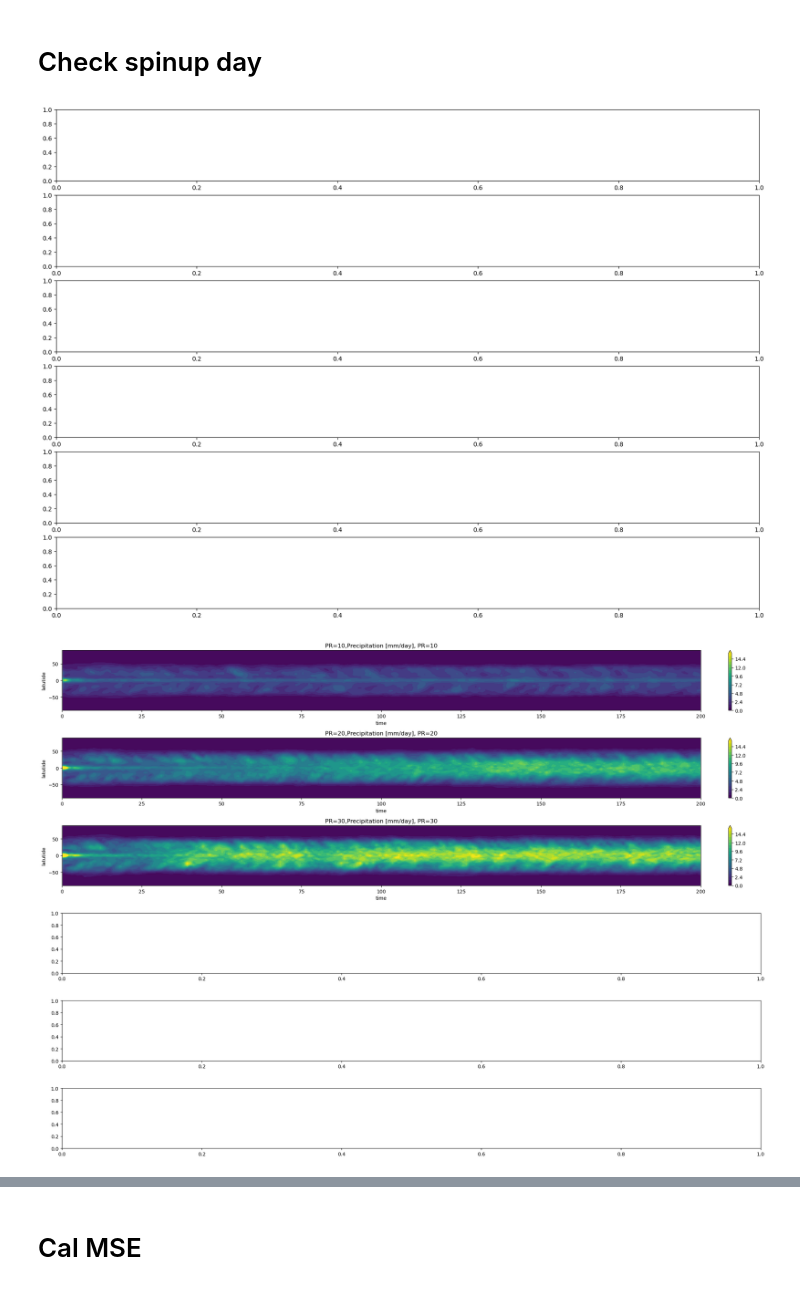
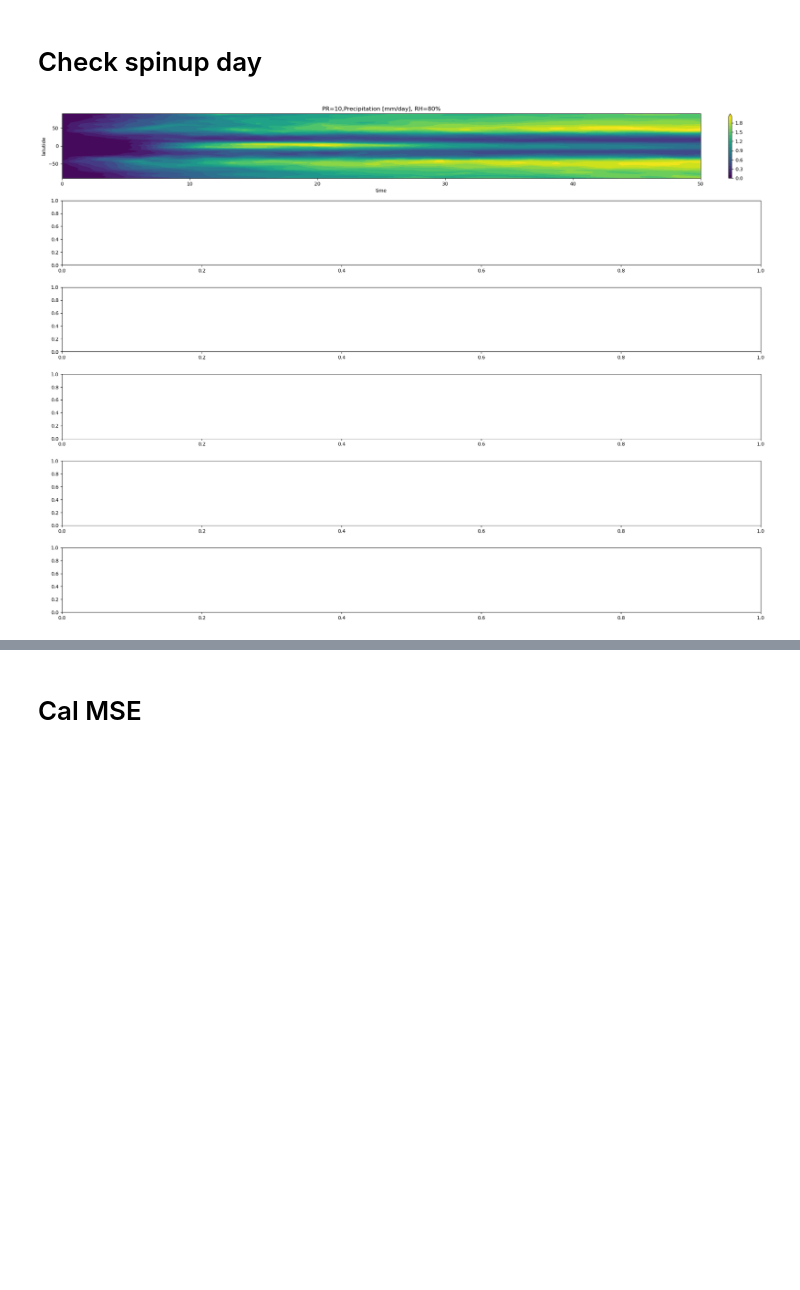
Before and after one commit to PeterChang1023/Dycore_Master, a Jupyter notebook: dycore/IdealizeSpetral.jl/exp/HSt42/check_spinupday.ipynb, the cells around one changed output, grey strips where cells are left out. Saved outputs shown, nothing was run; the diff lists cells and outputs as text; code cells hidden in the pictures; blank space fills up the shorter version.

```diff
--- a/dycore/IdealizeSpetral.jl/exp/HSt42/check_spinupday.ipynb
+++ b/dycore/IdealizeSpetral.jl/exp/HSt42/check_spinupday.ipynb
@@ -30,6 +30,7 @@ class Dycore:
         self.qv = self.getVar("grid_tracers_c_xyz1t")
         self.t_eq = self.getVar("grid_t_eq_xyzt")
         self.grid_t_eq_ref_xyzt = self.getVar("grid_t_eq_ref_xyzt")
+        self.unsaturated = self.getVar("unsaturated_n_xyzt")
 
 
         self.qv_diff = self.getVar("grid_tracers_diff_xyz1t")
@@ -112,47 +113,48 @@ class Dycore:
         self.t_mean = np.nanmean(self.t[-100:,:,:,:], axis=(1,3))
         return self.t_mean
 # %%
-time = np.linspace(0,200,200)
+time = np.linspace(0,50,50)
 y    = np.linspace(-90,90,64)
 
 yy, tt = np.meshgrid(y,time)
 # %%
 a = int(0)
 fig, ax = plt.subplots(6, figsize=(21,15))
-for pr in range(10,40,10):
+for pr in range(10,20,10):
     # file   = f"1600day_HS_front_RH50_PR{pr}_PRRELAX86400_with_w_all.dat" # ./outputs/withprecip/
-    file = f"PR{pr}_200day_test_ice_all.dat"
+    # file = "300day_RH80_PR10_test_vertical_advection_revised_all.dat"
+    # file = "t_init_RH80_PR10_1600day_test_all.dat"
+    file = "day50_hope_test_all.dat"
     dycore = Dycore(file)
     # get_KE = dycore.cal_KE()
     Prec   = dycore.cal_pre()
     # t_mean = dycore.cal_t()
     # t_mean2 = dycore.cal_t_last()
 
 
     # CS = ax[a].contourf(tt, yy, get_KE,levels=np.linspace(150,1050,7), extend="both")
 
-    CS = ax[a].contourf(tt, yy, Prec[:,:]* int(pr),levels=np.linspace(0,16,21), extend="max")
+    CS = ax[a].contourf(tt, yy, Prec[:,:]* int(pr),levels=21, extend="max")
 
     # CS = ax[a].contourf(tt, yy, t_mean, levels=21, extend="both")
 
 
     fig.colorbar(CS, orientation='vertical', ax=ax[a],fraction=0.046, pad=0.04)
     # ax[a].set_title(f"Kinetic Energy [kJ/kg], PR={pr}")
 
-    ax[a].set_title(f"PR={pr},Precipitation [mm/day], PR={pr}")
+    ax[a].set_title(f"PR={pr},Precipitation [mm/day], RH=80%")
     # ax[a].set_title(f"T [K], PR={pr}")
 
     ax[a].set_xlabel("time")
     ax[a].set_ylabel("latutide")
     a += 1
     ### test
 
 plt.tight_layout()
 # plt.savefig("Check_Precipitation.png", dpi=300., bbox_inches='tight')
 plt.show()
 # %% [output]
-[figure, old version]
+[figure, new version]
-[figure, removed]
 # %%
 ### cooridate
 x  = np.linspace(-180,180,128)
```
Also changed, not shown: parts of 19 cells of this notebook, 5 other files.
